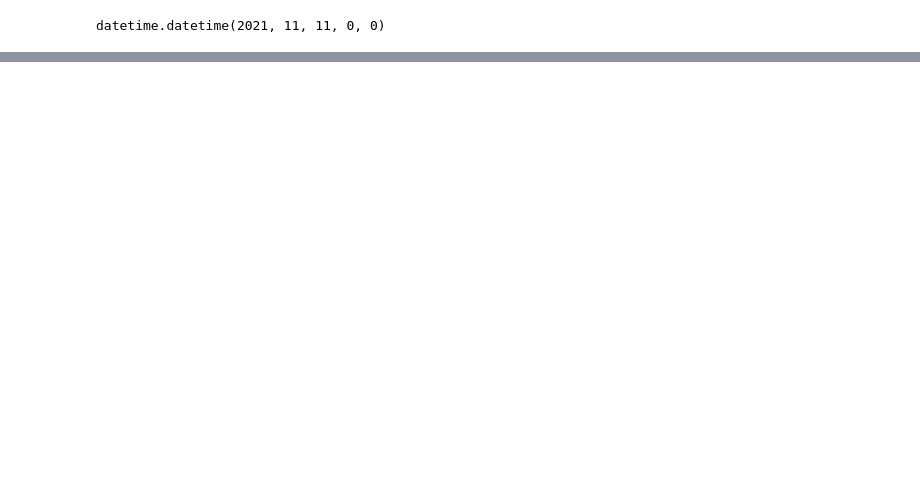
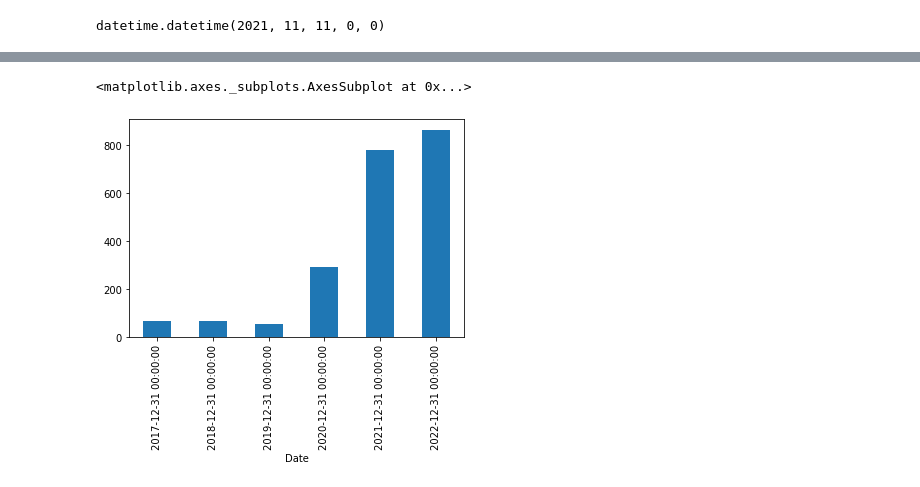
Before and after one commit to manasik29/Time_Series, a Jupyter notebook: Time_Series_EDA.ipynb, the cells around one changed output, grey strips where cells are left out. Drawn from its saved outputs; the diff is of its cells as text; code cells hidden in the pictures; blank space fills up the shorter version.

```diff
--- a/Time_Series_EDA.ipynb
+++ b/Time_Series_EDA.ipynb
@@ -200,0 +340,5 @@ execution time: 0:00:00.000161
+# %%
+df_tesla['Open'].resample(rule='A').mean().plot(kind='bar')
+# %% [output]
+<matplotlib.axes._subplots.AxesSubplot at 0x...>
+[figure, added]
```
Also changed, not shown: parts of 46 cells of this notebook.
